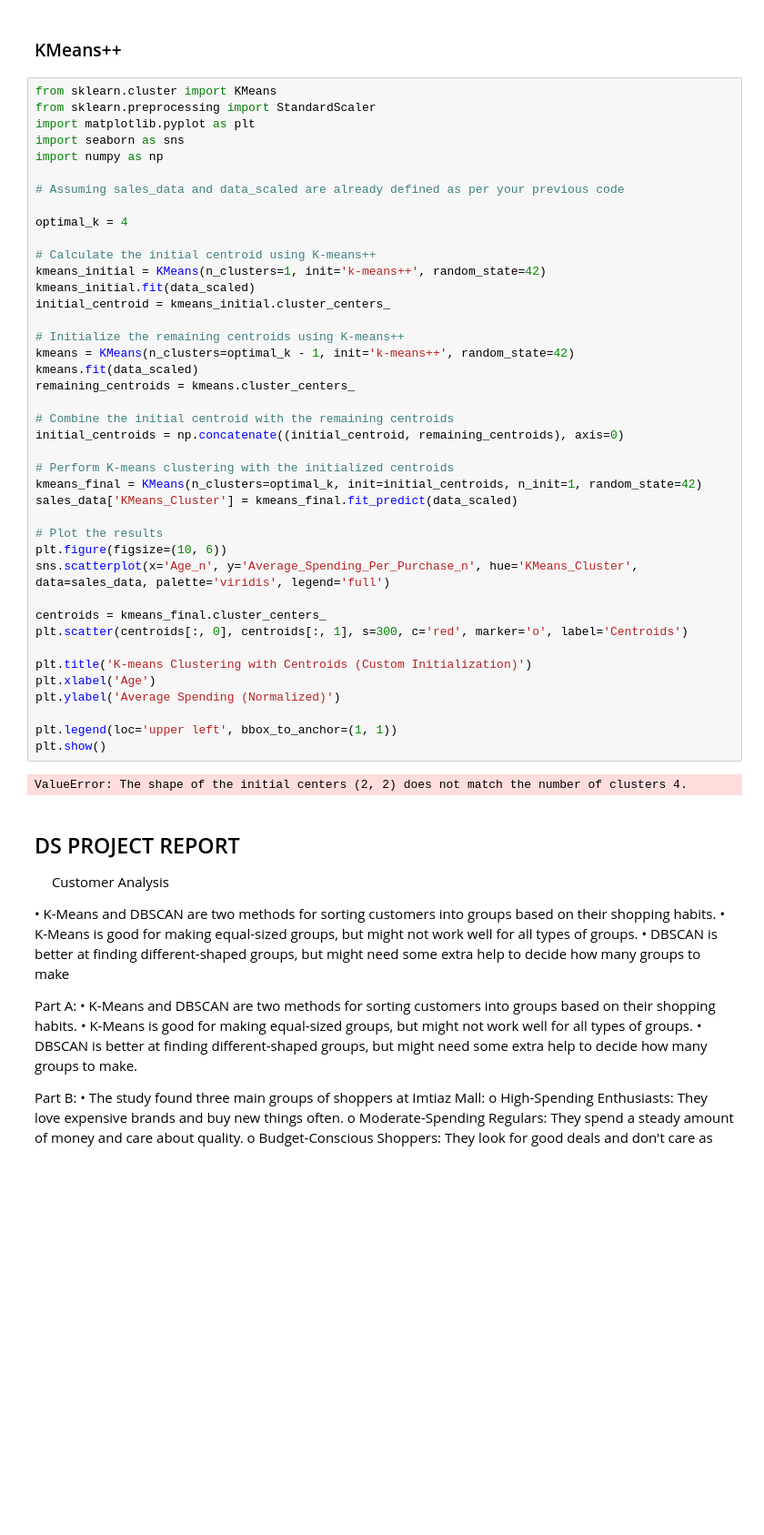
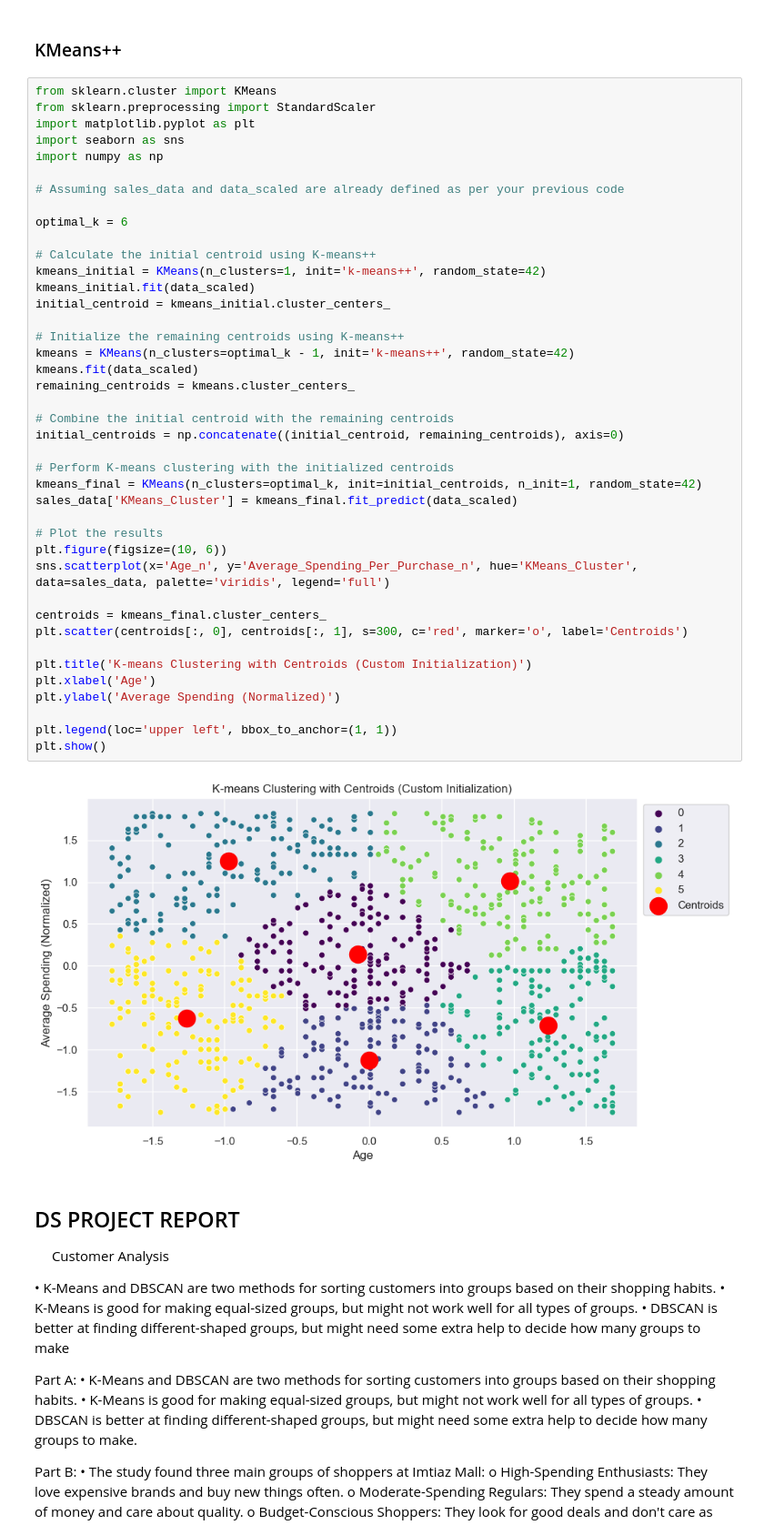
Before and after one commit to shahzaib-shafiq/DS-Project, a Jupyter notebook: Project_20F-0166_20F-0361_20F-0317.ipynb, the cells around one changed output. Shown at 91% size. Saved outputs shown, nothing was run; the diff lists cells and outputs as text; blank space fills up the shorter version.

```diff
--- a/Project_20F-0166_20F-0361_20F-0317.ipynb
+++ b/Project_20F-0166_20F-0361_20F-0317.ipynb
@@ -1048,40 +1048,40 @@ import numpy as np
 
 # Assuming sales_data and data_scaled are already defined as per your previous code
 
-optimal_k = 4
+optimal_k = 6
 
 # Calculate the initial centroid using K-means++
 kmeans_initial = KMeans(n_clusters=1, init='k-means++', random_state=42)
 kmeans_initial.fit(data_scaled)
 initial_centroid = kmeans_initial.cluster_centers_
 
 # Initialize the remaining centroids using K-means++
 kmeans = KMeans(n_clusters=optimal_k - 1, init='k-means++', random_state=42)
 kmeans.fit(data_scaled)
 remaining_centroids = kmeans.cluster_centers_
 
 # Combine the initial centroid with the remaining centroids
 initial_centroids = np.concatenate((initial_centroid, remaining_centroids), axis=0)
 
 # Perform K-means clustering with the initialized centroids
 kmeans_final = KMeans(n_clusters=optimal_k, init=initial_centroids, n_init=1, random_state=42)
 sales_data['KMeans_Cluster'] = kmeans_final.fit_predict(data_scaled)
 
 # Plot the results
 plt.figure(figsize=(10, 6))
 sns.scatterplot(x='Age_n', y='Average_Spending_Per_Purchase_n', hue='KMeans_Cluster', data=sales_data, palette='viridis', legend='full')
 
 centroids = kmeans_final.cluster_centers_
 plt.scatter(centroids[:, 0], centroids[:, 1], s=300, c='red', marker='o', label='Centroids')
 
 plt.title('K-means Clustering with Centroids (Custom Initialization)')
 plt.xlabel('Age')
 plt.ylabel('Average Spending (Normalized)')
 
 plt.legend(loc='upper left', bbox_to_anchor=(1, 1))
 plt.show()
 # %% [output]
-ValueError: The shape of the initial centers (2, 2) does not match the number of clusters 4.
+[figure, added]
 # %% [markdown]
 ## DS PROJECT REPORT
 
```
Also changed, not shown: 1 other file.
